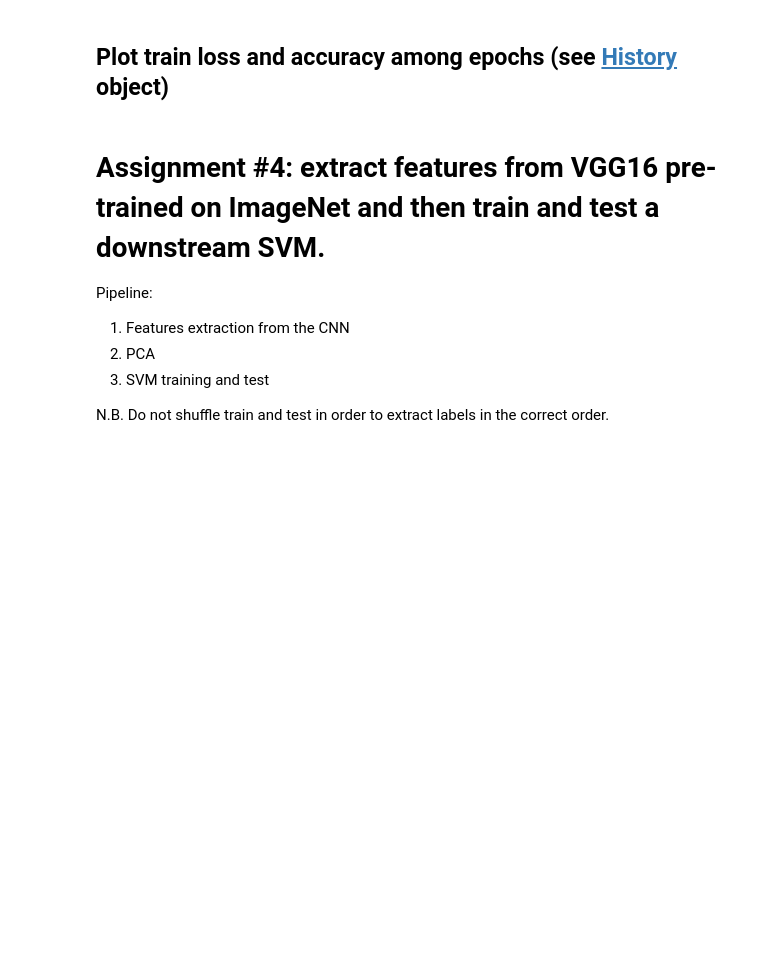
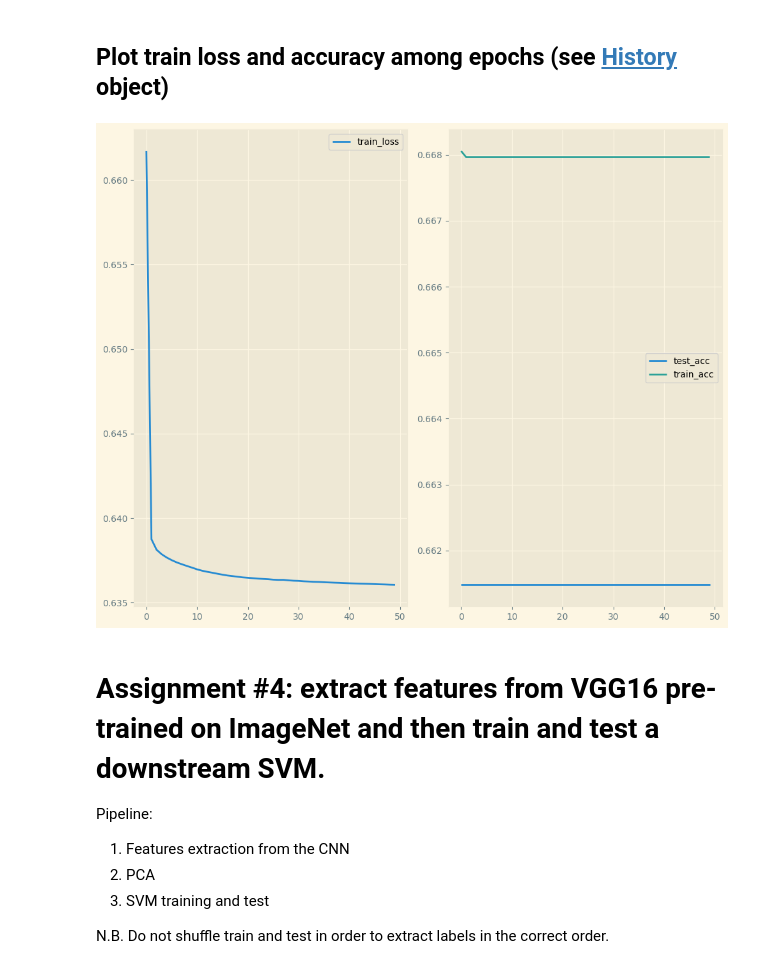
Before and after one commit to leilaalizadeh/Machine-Learning-in-Application, a Jupyter notebook: 5_DL_Transfer_learning_a.ipynb, the cells around one changed output. Saved outputs shown, nothing was run; the diff lists cells and outputs as text; code cells hidden in the pictures; blank space fills up the shorter version.

```diff
--- a/5_DL_Transfer_learning_a.ipynb
+++ b/5_DL_Transfer_learning_a.ipynb
@@ -30,3 +30,4 @@ from sklearn.model_selection import RandomizedSearchCV
 ROOTDIR_DATASET = "/content/dataset-BIOSTEC2018/crc_images"
 IMAGE_SIZE = 32
 NUM_CLASSES = 3
+BATCH_SIZE = 32
@@ -111,3 +129,15 @@ test_ds = [...]
+# %%
+def process_data(image, label):
+    return tf.cast(image, tf.float32) / 255., label
+
+train_ds = train_ds.map(process_data, num_parallel_calls=tf.data.AUTOTUNE)
+train_ds = train_ds.cache()
+train_ds = train_ds.prefetch(buffer_size=tf.data.AUTOTUNE)
+# because we loaded from directory it already shuffled and batched the data for you automatically!
+
+test_ds = test_ds.map(process_data, num_parallel_calls=tf.data.AUTOTUNE)
+test_ds = test_ds.cache()
+test_ds = test_ds.prefetch(buffer_size=tf.data.AUTOTUNE)
 # %% [markdown]
 # Assignment #3: train a VGG16 from scratch for 50 epochs
 # %% [markdown]
@@ -118,0 +145,18 @@ vgg16 = [...]
+# %%
+vgg16 = tf.keras.applications.VGG16(
+    include_top=True,
+    weights=None,
+    input_shape=(IMAGE_SIZE, IMAGE_SIZE, 3),
+    classes=NUM_CLASSES
+)
+# %%
+vgg16.compile(
+    optimizer=tf.keras.optimizers.Adam(learning_rate=0.0001),
+    loss=tf.keras.losses.SparseCategoricalCrossentropy(from_logits=False),
+    metrics=['accuracy']
+)
+history = vgg16.fit(
+    train_ds,
+    validation_data=test_ds,
+    epochs=50
+)
@@ -125,3 +183,15 @@ fig, ax = plt.subplots(2, 1)
+# %%
+plt.style.use("Solarize_Light2")
+fig, ax = plt.subplots(1, 2, figsize=(10, 8))
+ax[0].plot(history.history['loss'], label='train_loss')
+ax[1].plot(history.history['val_accuracy'], label='test_acc')
+ax[1].plot(history.history['accuracy'], label='train_acc')
+ax[0].legend()
+ax[1].legend()
+plt.tight_layout()
+plt.show()
+# %% [output]
+[figure, added]
 # %% [markdown]
 # Assignment #4: extract features from VGG16 pre-trained on ImageNet and then train and test a downstream SVM.
 
```
Also changed, not shown: parts of 9 cells of this notebook.
